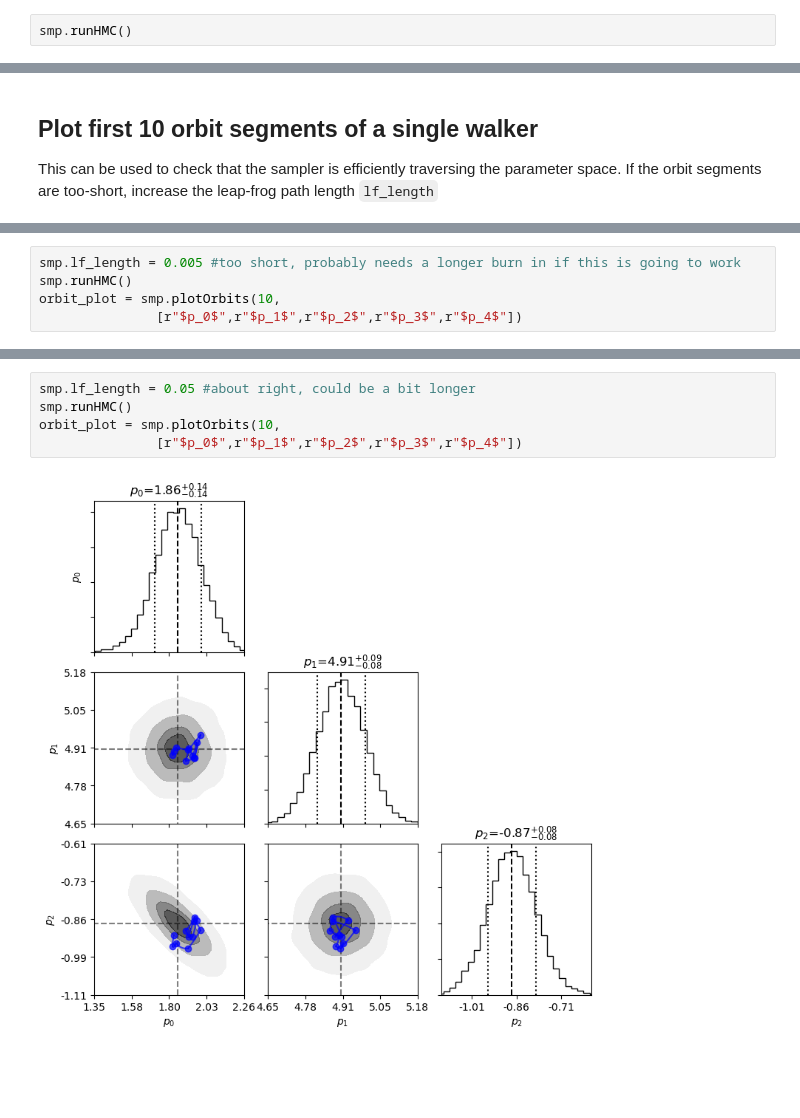
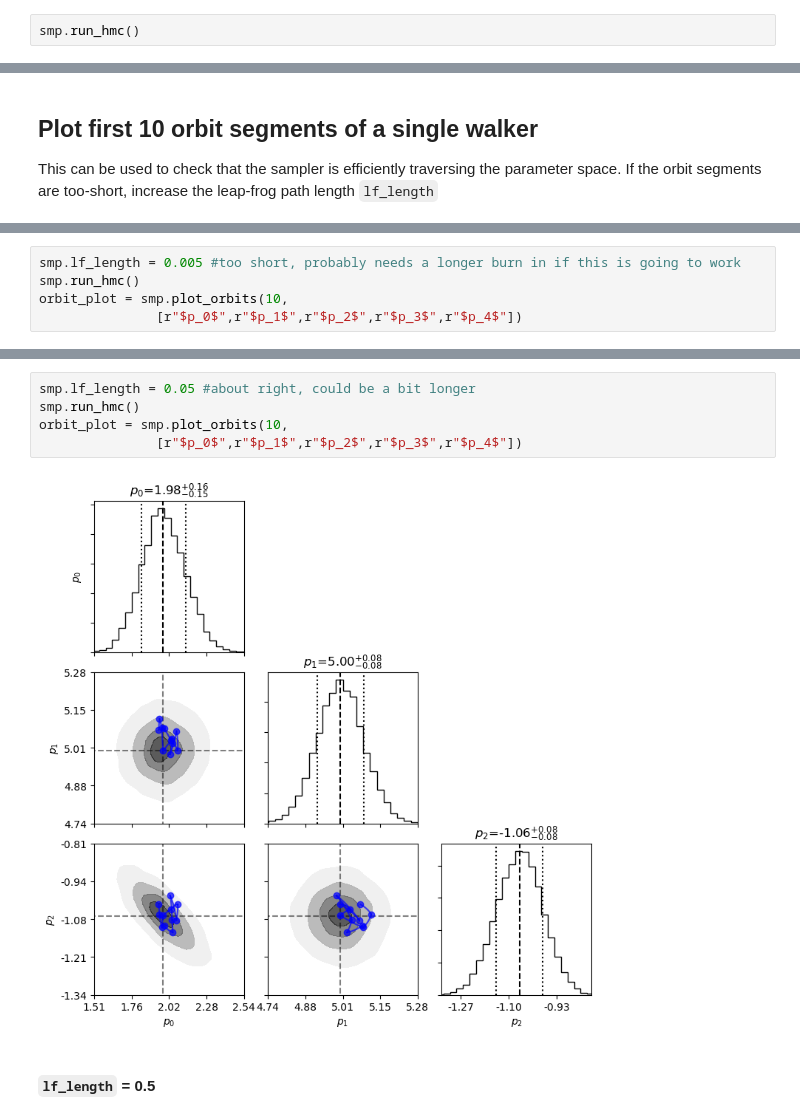
Before and after one commit to dylannpaterson/HMC, a Jupyter notebook: example.ipynb, the cells around one changed output, grey strips where cells are left out. Cells and saved outputs as stored; diff of their text form; blank space fills up the shorter version.

```diff
--- a/example.ipynb
+++ b/example.ipynb
@@ -83,7 +83,7 @@ smp.lf_length = 0.075
 
 Collected samples are returned into the attribute `samples`
 # %%
-smp.runHMC()
+smp.run_hmc()
 # %% [markdown]
 ## Plot fitted model using median value of parameter samples
 # %%
@@ -117,6 +119,6 @@ orbit_plot = smp.plotOrbits(10,
 # %%
 smp.lf_length = 0.005 #too short, probably needs a longer burn in if this is going to work
-smp.runHMC()
-orbit_plot = smp.plotOrbits(10,
+smp.run_hmc()
+orbit_plot = smp.plot_orbits(10,
                [r"$p_0$",r"$p_1$",r"$p_2$",r"$p_3$",r"$p_4$"])
 # %% [output]
@@ -124,9 +128,11 @@ orbit_plot = smp.plotOrbits(10,
 # %%
 smp.lf_length = 0.05 #about right, could be a bit longer
-smp.runHMC()
-orbit_plot = smp.plotOrbits(10,
+smp.run_hmc()
+orbit_plot = smp.plot_orbits(10,
                [r"$p_0$",r"$p_1$",r"$p_2$",r"$p_3$",r"$p_4$"])
 # %% [output]
-[figure, old version]
+[figure, new version]
+# %% [markdown]
+#### `lf_length` = 0.5
 # %%
 smp.lf_length = 0.5 #probably a bit long, but looks like it worked ok - note that it doesn't significantly change the sampled distributions
```
Also changed, not shown: parts of 10 cells of this notebook, 1 other file.
